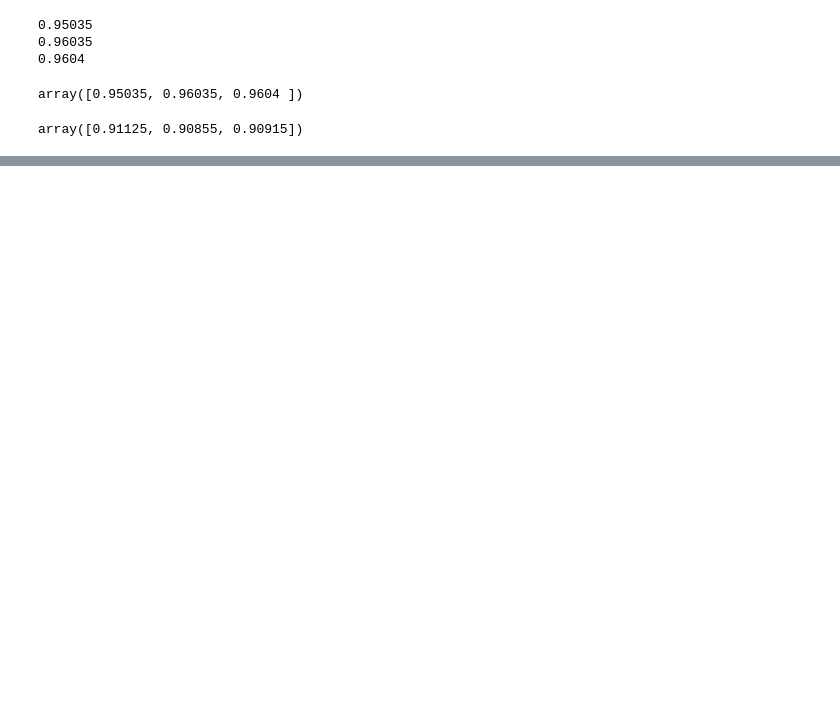
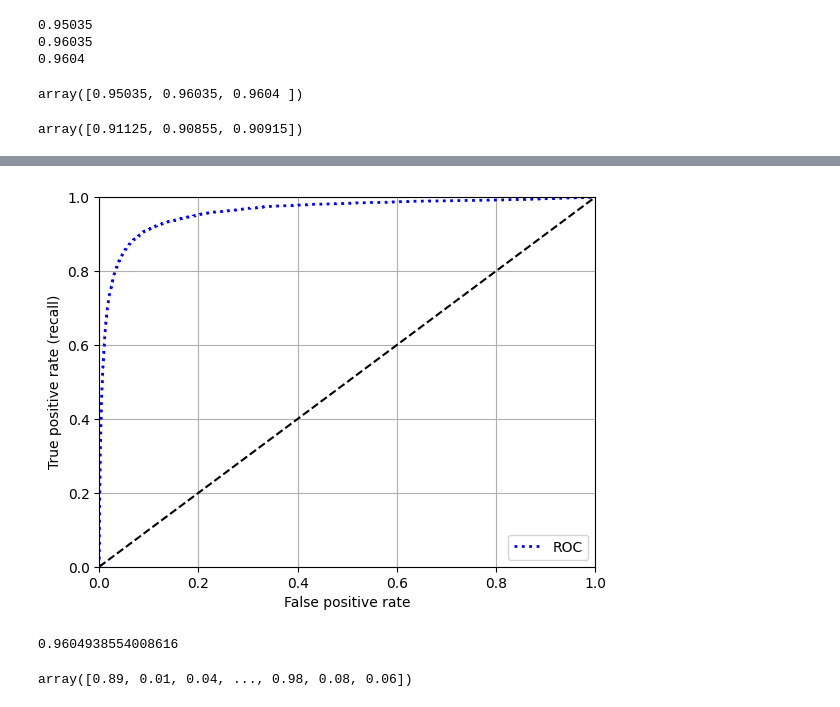
Before and after one commit to santosmv/Learning-machine-learning, a Jupyter notebook: Hands-on-ML/Chapter-3/classification.ipynb, the cells around one changed output, grey strips where cells are left out. Drawn from its saved outputs; the diff is of its cells as text; code cells hidden in the pictures; blank space fills up the shorter version.

```diff
--- a/Hands-on-ML/Chapter-3/classification.ipynb
+++ b/Hands-on-ML/Chapter-3/classification.ipynb
@@ -125,0 +181,22 @@ array([[False],
+# %%
+fpr, tpr, thresholds = roc_curve(y_train_5, y_scores)
+# %%
+def plot_roc_curve(fpr, tpr, label=None, tc=None):
+    plt.plot(fpr, tpr, tc, lw=2, label=label)
+    plt.plot([0,1], [0,1], 'k--')
+    plt.xlim(0,1)
+    plt.ylim(0,1)
+    plt.xlabel('False positive rate')
+    plt.ylabel('True positive rate (recall)')
+    plt.grid(True)
+    if label != None:
+        plt.legend()
+
+plot_roc_curve(fpr, tpr, 'ROC', 'b:')
+plt.show()
+# %% [output]
+[figure, added]
+# %%
+roc_auc_score(y_train_5, y_scores)
+# %% [output]
+0.9604938554008616
@@ -125,0 +207,4 @@ array([[False],
+# %%
+y_probas_forest[:,1]
+# %% [output]
+array([0.89, 0.01, 0.04, ..., 0.98, 0.08, 0.06])
```
Also changed, not shown: parts of 66 cells of this notebook, 5 other files.
